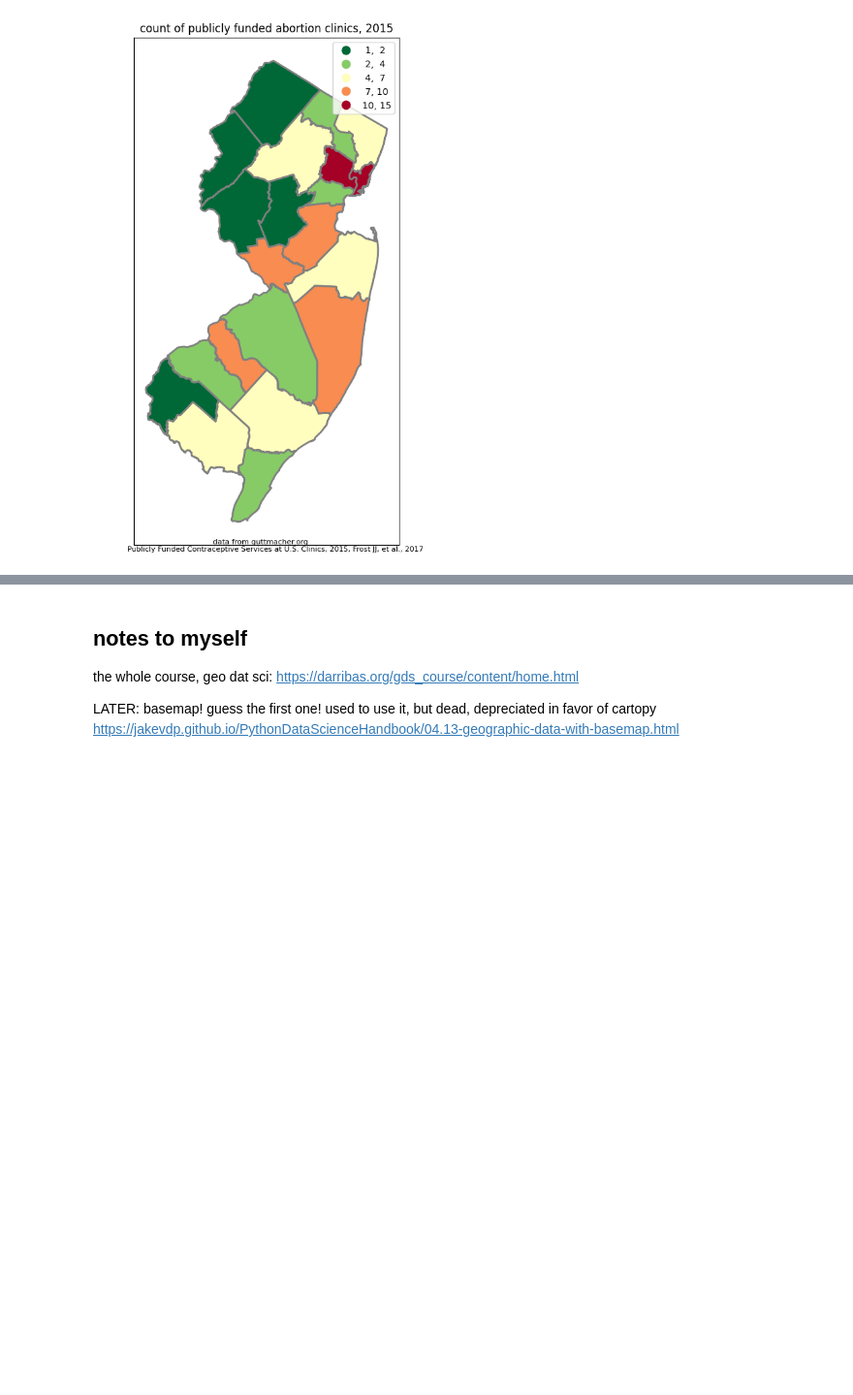
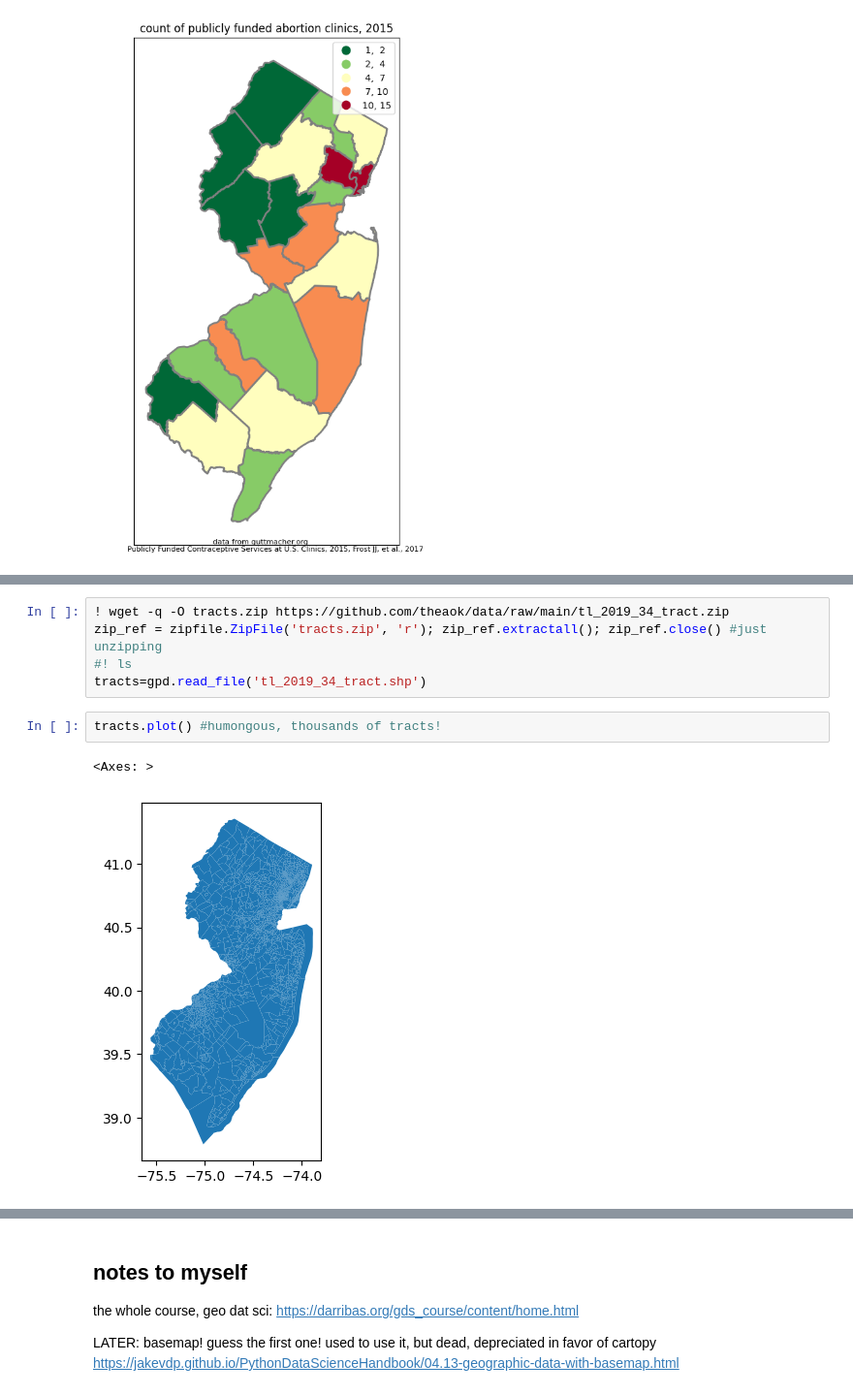
Before and after one commit to theaok/gisPy, a Jupyter notebook: map.ipynb, the cells around one changed output, grey strips where cells are left out. Shown at 97% size. Drawn from its saved outputs; the diff is of its cells as text; blank space fills up the shorter version.

```diff
--- a/map.ipynb
+++ b/map.ipynb
@@ -404,0 +472,10 @@ Text(0.5, 0.1, 'data from guttmacher.org \n            Publicly Funded Contracep
+# %%
+! wget -q -O tracts.zip https://github.com/theaok/data/raw/main/tl_2019_34_tract.zip
+zip_ref = zipfile.ZipFile('tracts.zip', 'r'); zip_ref.extractall(); zip_ref.close() #just unzipping
+#! ls
+tracts=gpd.read_file('tl_2019_34_tract.shp')
+# %%
+tracts.plot() #humongous, thousands of tracts!
+# %% [output]
+<Axes: >
+[figure, added]
```
Also changed, not shown: parts of 16 cells of this notebook.
